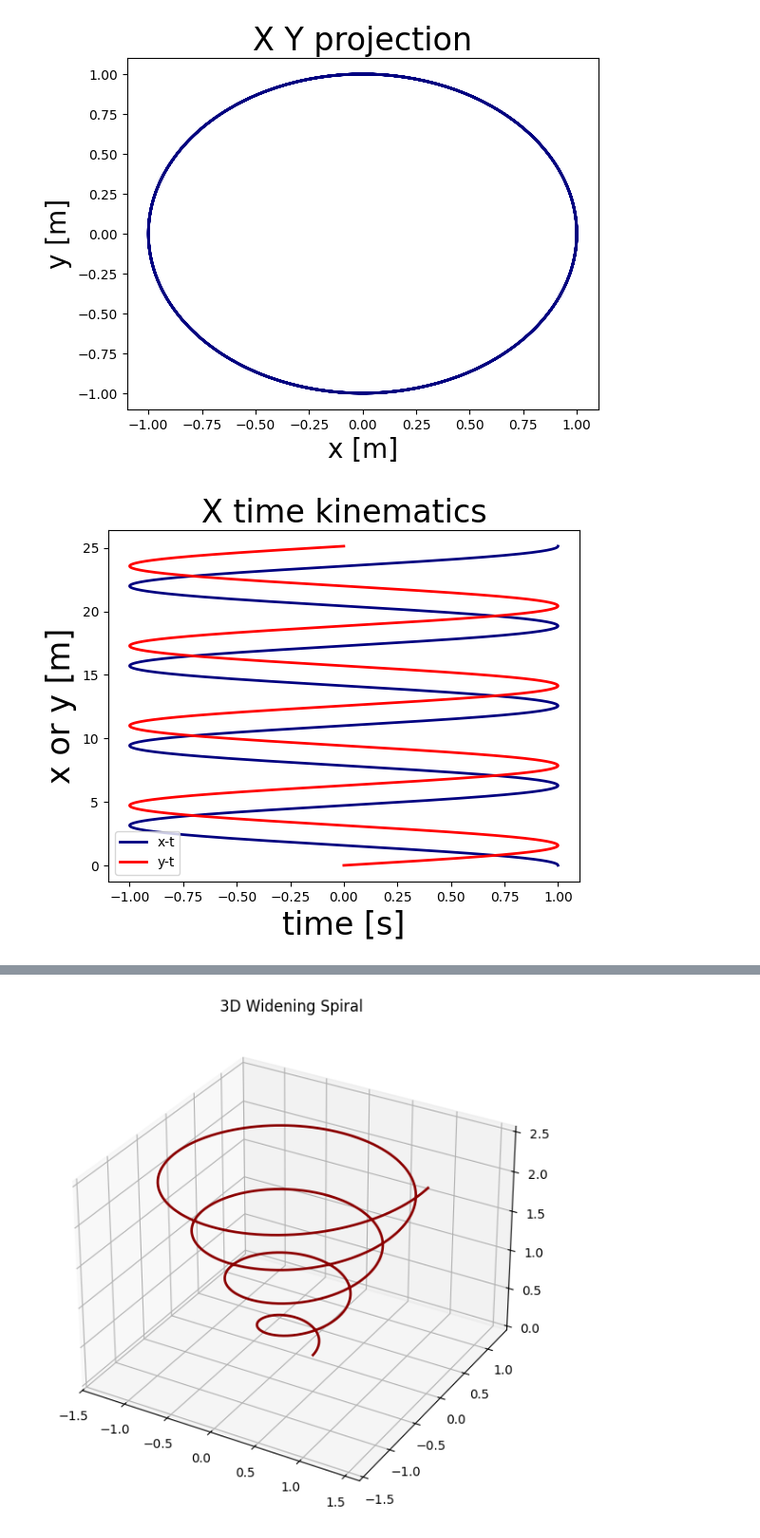
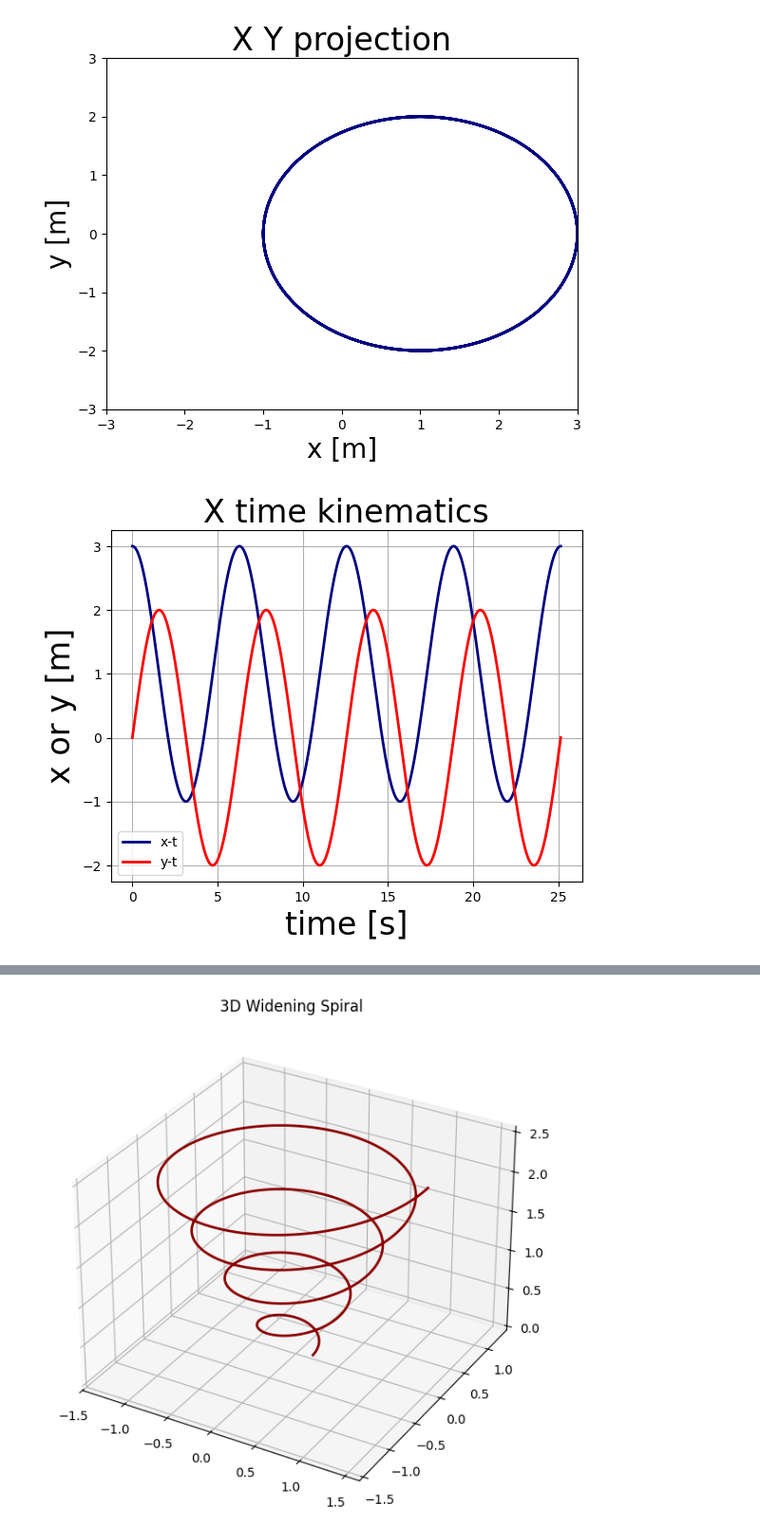
Before and after one commit to Gchirico63/Didattica, a Jupyter notebook: AI_ExperimentalPhysics/Parametric_Spiral.ipynb, the cells around one changed output, grey strips where cells are left out. Shown at 95% size. Saved outputs shown, nothing was run; the diff lists cells and outputs as text; code cells hidden in the pictures.

```diff
--- a/AI_ExperimentalPhysics/Parametric_Spiral.ipynb
+++ b/AI_ExperimentalPhysics/Parametric_Spiral.ipynb
@@ -10,12 +10,16 @@ from mpl_toolkits.mplot3d import Axes3D  # needed for 3D plots
 t = np.linspace(0, 8*np.pi, 1000)
 
 # Helix parameters
-R  = 1.0    # radius
+R  = 2.0    # radius
 a  = 0.1    # vertical pitch
+X0,Y0 = 1 ,0
+omega = 1
+phi0 = 0
+
 
 # 3D helix
-x = R * np.cos(t)
-y = R * np.sin(t)
+x = X0 + R * np.cos(omega*t + phi0)
+y = Y0 + R * np.sin(omega*t + phi0)
 z = a * t
 
 fsize = 20
@@ -37,12 +41,16 @@ plt.title('X Y projection',fontsize  = fsizet)
 plt.plot(x, y, color='navy', lw=2)
 plt.xlabel('x [m]',fontsize  = fsize)
 plt.ylabel('y [m]',fontsize  = fsize)
+plt.xlim([-3,3])
+plt.ylim([-3,3])
+
 plt.show()
 
 plt.figure()
 plt.title('X time kinematics',fontsize  = fsizet)
-plt.plot(x, t, color='navy', lw=2, label = 'x-t')
-plt.plot(y, t, color='red', lw=2, label = 'y-t')
+plt.grid('on')
+plt.plot(t,x, color='navy', lw=2, label = 'x-t')
+plt.plot(t,y, color='red', lw=2, label = 'y-t')
 plt.ylabel('x or y [m]',fontsize  = fsizet)
 plt.xlabel('time [s]',fontsize  = fsizet)
 plt.legend()
@@ -60,5 +68,5 @@ plt.show()
-[figure, old version]
+[figure, new version]
-[figure, old version]
+[figure, new version]
 [figure]
 # %%
 import numpy as np
```
Also changed, not shown: parts of 1 cell of this notebook.
